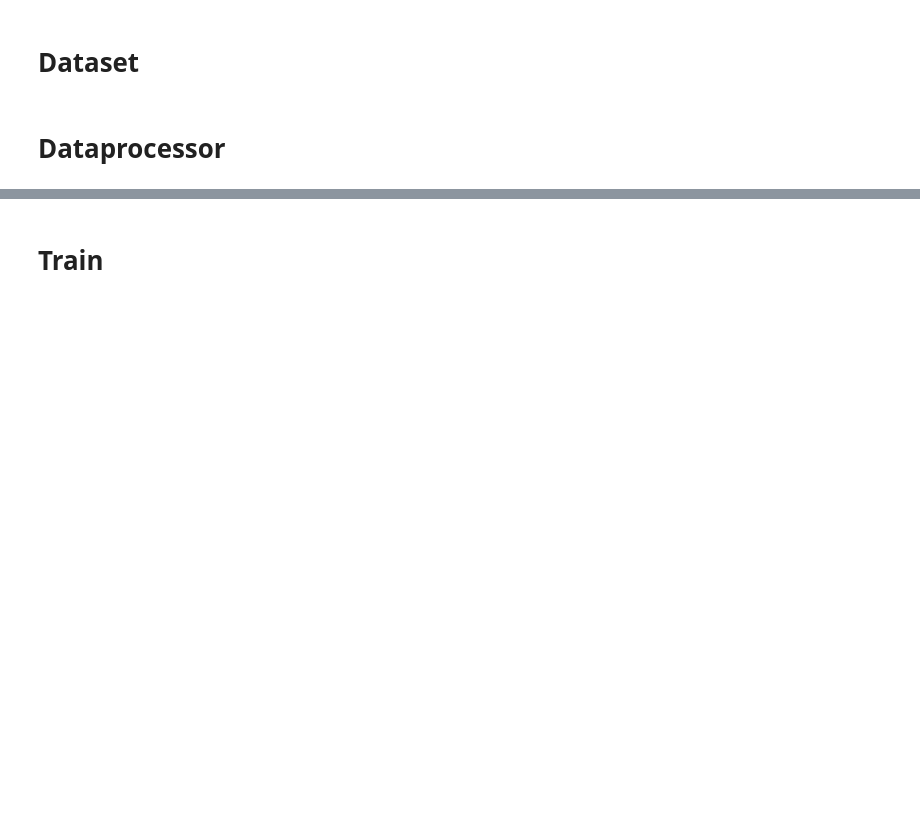
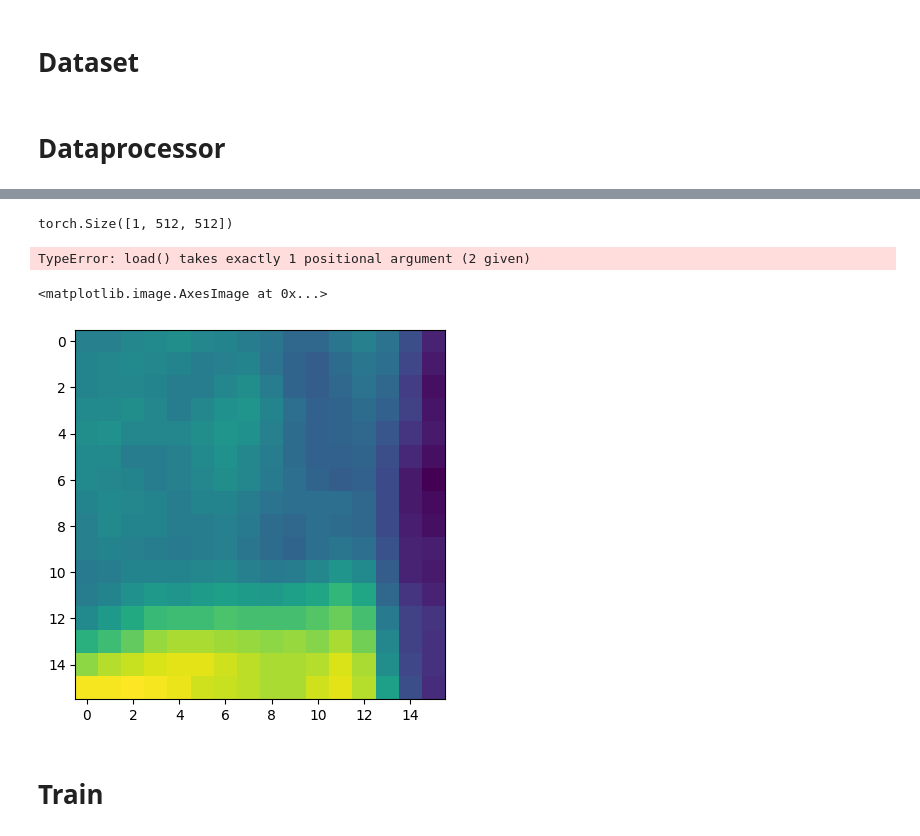
Before and after one commit to meysam-kazemi/drive-unet, a Jupyter notebook: fr_unet.ipynb, the cells around one changed output, grey strips where cells are left out. Drawn from its saved outputs; the diff is of its cells as text; code cells hidden in the pictures; blank space fills up the shorter version.

```diff
--- a/fr_unet.ipynb
+++ b/fr_unet.ipynb
@@ -812,0 +1105,4 @@ data_process(DATA_PATH, DATA_NAME,
+# %%
+next(iter(train_dataset))[0].shape
+# %% [output]
+torch.Size([1, 512, 512])
@@ -812,0 +1111,4 @@ data_process(DATA_PATH, DATA_NAME,
+# %%
+pickle.load("datasets/DRIVE/training_pro/img_patch_0.pkl", )
+# %% [output]
+TypeError: load() takes exactly 1 positional argument (2 given)
@@ -813,3 +1117,8 @@ data_process(DATA_PATH, DATA_NAME,
+# %%
+plt.imshow(objects[0][0])
+# %% [output]
+<matplotlib.image.AxesImage at 0x...>
+[figure, added]
 # %% [markdown]
 # Train
 # %% [markdown]
```
Also changed, not shown: parts of 36 cells of this notebook.
